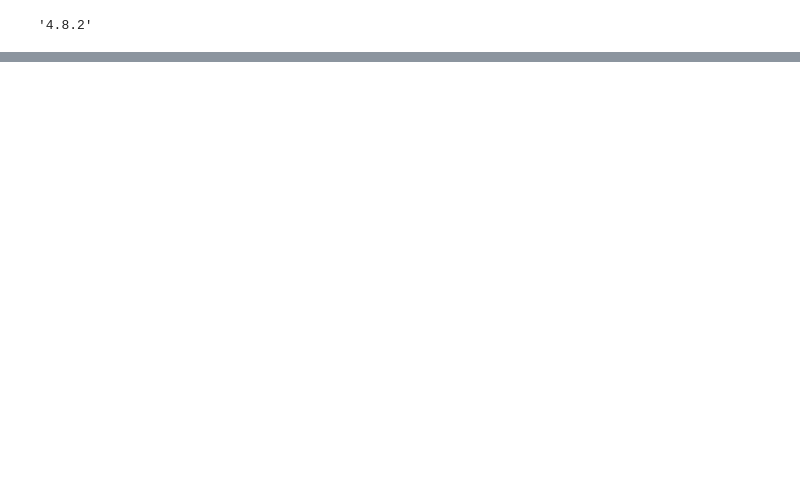
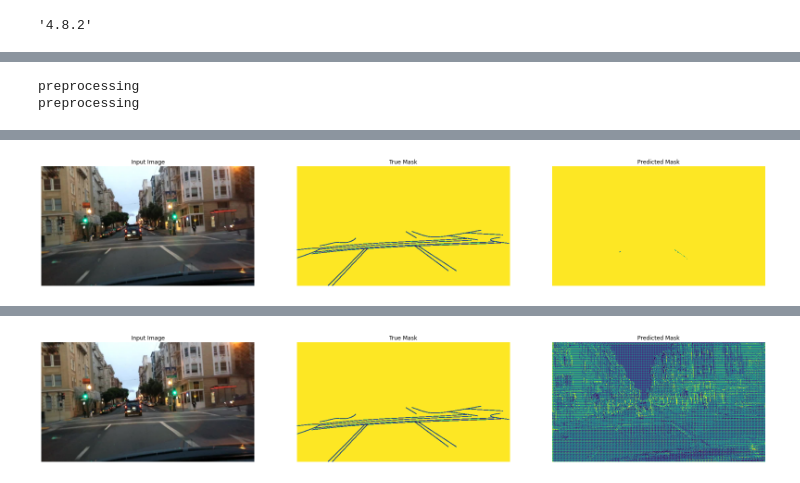
Before and after one commit to davidjperez00/ClosedAI, a Jupyter notebook: 10k_run/testing.ipynb, the cells around one changed output, grey strips where cells are left out. Drawn from its saved outputs; the diff is of its cells as text; code cells hidden in the pictures; blank space fills up the shorter version.

Commit message:
new model changes

```diff
--- a/10k_run/testing.ipynb
+++ b/10k_run/testing.ipynb
@@ -12,5 +9,3 @@ To enable them in other operations, rebuild TensorFlow with the appropriate comp
 tfds.__version__
 # %% [output]
 '4.8.2'
-# %%
-dataset = tfds.load('bdd')
@@ -132,10 +87,0 @@ Manual 'preprocess' function testing:
-# %%
-data = tfds.load('bdd')
-train = data['train']
-
-for item in train:
-  print("Number of lane line pixels ", np.count_nonzero(item['label'] < 255))
-  image, label = preprocess(item)
-  print("Number of lane line pixels after preprocessing", np.count_nonzero(label == 0))
-  plt.imshow(label, cmap="gray")
-  break
@@ -411,0 +223,37 @@ ________________________________________________________________________________
+# %%
+untrained_model = resnet_model(output_channels=2)
+untrained_model.compile(optimizer='adam',
+              loss=tf.keras.losses.SparseCategoricalCrossentropy(from_logits=True),
+              metrics=['accuracy'])
+
+
+trained_model = load_keras_model("model_3")
+
+train_set, validate_set = load_10k_data()
+# %% [output]
+preprocessing
+preprocessing
+# %%
+index = 0
+for data in train_set:
+  # if index < 35:
+  #   index += 1
+  #   continue
+
+  dat_img = data[0] # dat_img.shape => (1, 360, 640, 3)
+  original_mask = data[1] #  original_mask.shape => (1, 360, 640, 1)
+
+  unbatched_img = dat_img[0] # shape => (360, 640, 3)
+  unbatched_mask = original_mask[0] # shape => (360, 640, 1)
+
+  # predicted_mask = model.predict(none_batched_img) # shape => (360, 640, 1)
+  # created_mask = create_mask(model.predict(none_batched_img)) # shape => (360, 640, 1)
+
+  print("TRAINED MODEL")
+  display([unbatched_img, unbatched_mask, create_mask(trained_model.predict(dat_img))])
+
+  print("UNTRAINED MODEL")
+  display([unbatched_img, unbatched_mask, create_mask(untrained_model.predict(dat_img))])
+
+  break
+# %% [output]
@@ -411,0 +262 @@ ________________________________________________________________________________
+[figure, added]
@@ -411,0 +265 @@ ________________________________________________________________________________
+[figure, added]
```
Also changed, not shown: parts of 25 cells of this notebook, 10 other files.
